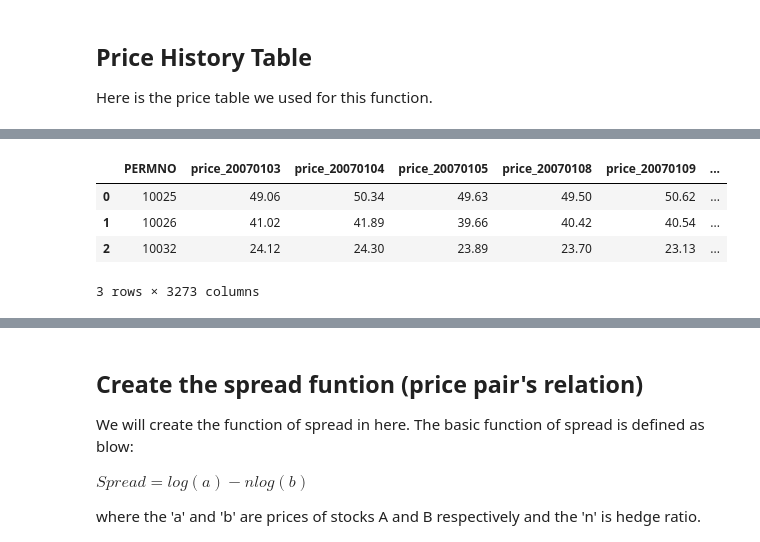
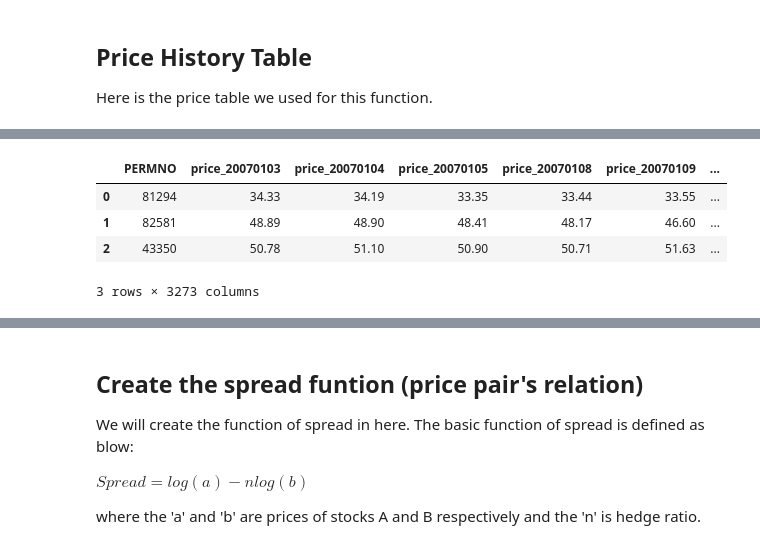
Before and after one commit to daehkim/pair-trading, a Jupyter notebook: tradingStrategy.ipynb, the cells around one changed output, grey strips where cells are left out. Cells and saved outputs as stored; diff of their text form; code cells hidden in the pictures.

```diff
--- a/tradingStrategy.ipynb
+++ b/tradingStrategy.ipynb
@@ -30,6 +40,21 @@ filter_col.extend(filter_col2)
 
 training_set = training_set[filter_col]
 
-training_set.head(3)
+for i in range(len(pairs_list)):
+    if i==0:
+        training_pair_set = \
+            training_set.loc[training_set['PERMNO']==pairs_list[0][0]]
+        training_pair_set = pd.concat([training_pair_set,
+                   training_set.loc[training_set['PERMNO']==pairs_list[0][1]]])
+    else:
+        training_pair_set = pd.concat([training_pair_set,
+                   training_set.loc[training_set['PERMNO']==pairs_list[i][0]]])
+        training_pair_set = pd.concat([training_pair_set,
+                   training_set.loc[training_set['PERMNO']==pairs_list[i][1]]])
+
+training_pair_set = training_pair_set.reset_index()
+training_pair_set = training_pair_set.drop(columns=['index'])
+#print(training_pair_set)
+training_pair_set.head(3)
 # %% [output]
 |  | PERMNO | price_20070103 | price_20070104 | price_20070105 | price_20070108 | price_20070109 | ... |
@@ -39 +64,19 @@ training_set.head(3)
 3 rows × 2267 columns
+# %%
+testing_set = pd.read_csv("testing_data.csv")
+
+for i in range(len(pairs_list)):
+    if i==0:
+        testing_pair_set = \
+            testing_set.loc[testing_set['PERMNO']==pairs_list[0][0]]
+        testing_pair_set = pd.concat([testing_pair_set,
+                   testing_set.loc[testing_set['PERMNO']==pairs_list[0][1]]])
+    else:
+        testing_pair_set = pd.concat([testing_pair_set,
+                   testing_set.loc[testing_set['PERMNO']==pairs_list[i][0]]])
+        testing_pair_set = pd.concat([testing_pair_set,
+                   testing_set.loc[testing_set['PERMNO']==pairs_list[i][1]]])
+
+testing_pair_set = testing_pair_set.reset_index().drop(columns=['index'])
+#print(testing_pair_set)
+testing_pair_set.head(3)
@@ -40,12 +89,12 @@ training_set.head(3)
 # %%
-testing_set = pd.read_csv("testing_data.csv")
-testing_set = testing_set.drop(columns=['PERMNO'])
+testing_pair_set = testing_pair_set.drop(columns=['PERMNO'])
 
-total_set = pd.concat([training_set, testing_set], axis=1)
+total_set = pd.concat([training_pair_set, testing_pair_set], axis=1)
+#print(total_set)
 total_set.head(3)
 # %% [output]
 |  | PERMNO | price_20070103 | price_20070104 | price_20070105 | price_20070108 | price_20070109 | ... |
-| 0 | 10025 | 49.06 | 50.34 | 49.63 | 49.50 | 50.62 | ... |
-| 1 | 10026 | 41.02 | 41.89 | 39.66 | 40.42 | 40.54 | ... |
-| 2 | 10032 | 24.12 | 24.30 | 23.89 | 23.70 | 23.13 | ... |
+| 0 | 81294 | 34.33 | 34.19 | 33.35 | 33.44 | 33.55 | ... |
+| 1 | 82581 | 48.89 | 48.90 | 48.41 | 48.17 | 46.60 | ... |
+| 2 | 43350 | 50.78 | 51.10 | 50.90 | 50.71 | 51.63 | ... |
 3 rows × 3273 columns
```
Also changed, not shown: parts of 8 cells of this notebook.
